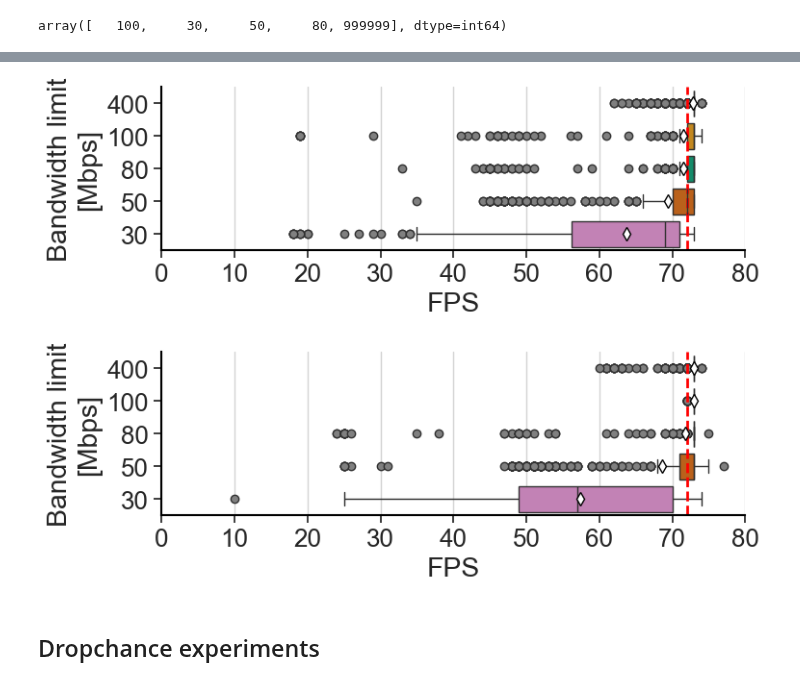
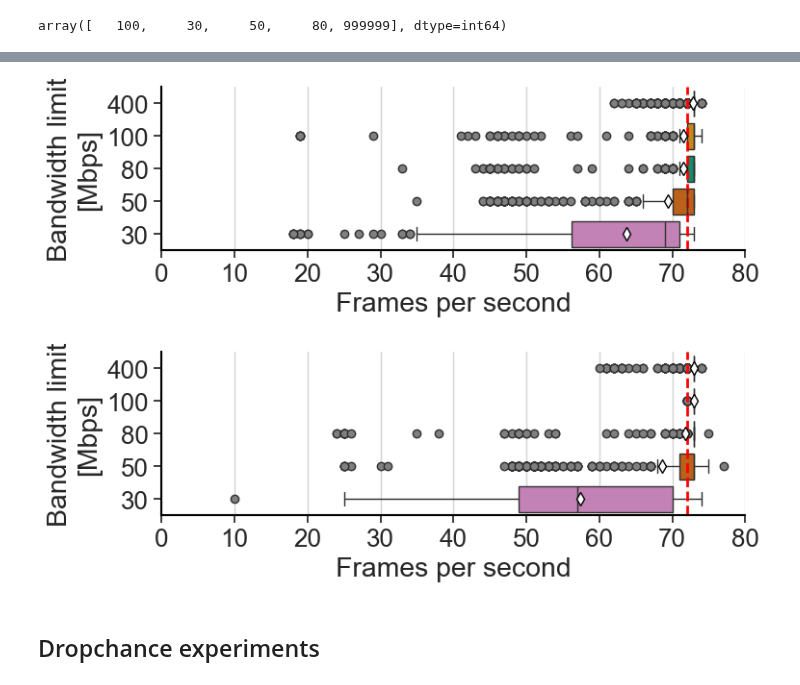
Before and after one commit to Raiduy/librnr-experiments, a Jupyter notebook: new-systemmetrics.ipynb, the cells around one changed output, grey strips where cells are left out. Saved outputs shown, nothing was run; the diff lists cells and outputs as text; code cells hidden in the pictures.

```diff
--- a/new-systemmetrics.ipynb
+++ b/new-systemmetrics.ipynb
@@ -206,29 +206,29 @@ plt.show()
 # %%
 fig, ax = plt.subplots(figsize=(8, 3))
 sns.set_theme(style="whitegrid", rc=custom_params, font_scale=1.7)
 
 to_plot = df[(df['altered_bandwidth'] == True) & (df['is_record'] == False) & (df['device'] == 'Quest-Pro')]
 to_plot['bw_text'] = to_plot['bandwidth'].apply(lambda x: '400' if x == 999999 else str(x))
 to_plot.sort_values('bandwidth', ascending=False, inplace=True)
 
 sns.boxplot(x=to_plot['FPS'], y=to_plot['bw_text'], showmeans=True, meanprops=custom_mean, palette="colorblind", ax=ax, flierprops=custom_outliers)
 # ax.axline((0, 72), slope=0, color='red', linestyle='--', linewidth=1.5)
 ax.axvline(x = 72, color = 'red', linestyle='--', linewidth=2, label='72 FPS')
 # labels = [item.get_text() for item in ax.get_xticklabels()]
 # labels[4] = 'N/A'
 # ax.set_xticklabels(labels)
 # ax.set_xticks([0, 20, 40, 60, 80])
-ax.set_xlabel('FPS')
+ax.set_xlabel('Frames per second')
 ax.set_ylabel('Bandwidth limit\n[Mbps]')
 ax.set_xlim(0, 80)
 ax.set_xticks([0, 10, 20, 30, 40, 50, 60, 70, 80])
 # ax.set_title('Quest Pro')
 
 plt.tight_layout()
 plt.savefig('./figures/bandwidth_exp/Quest-Pro_fps_vs_bandwidth.pdf', dpi=300, format='pdf')
 plt.show()
 # %% [output]
-[figure, old version]
+[figure, new version]
 # %%
 fig, ax = plt.subplots(figsize=(8, 3))
 sns.set_theme(style="whitegrid", rc=custom_params, font_scale=1.7)
@@ -244,7 +244,7 @@ ax.axvline(x = 72, color = 'red', linestyle='--', linewidth=2, label='72 FPS')
 # labels[4] = 'N/A'
 # ax.set_xticklabels(labels)
 # ax.set_xticks([0, 20, 40, 60, 80])
-ax.set_xlabel('FPS')
+ax.set_xlabel('Frames per second')
 ax.set_ylabel('Bandwidth limit\n[Mbps]')
 ax.set_xlim(0, 80)
 ax.set_xticks([0, 10, 20, 30, 40, 50, 60, 70, 80])
@@ -254,7 +254,7 @@ plt.tight_layout()
 plt.savefig('./figures/bandwidth_exp/Quest-2_fps_vs_bandwidth.pdf', dpi=300, format='pdf')
 plt.show()
 # %% [output]
-[figure, old version]
+[figure, new version]
 # %% [markdown]
 ## Dropchance experiments
 # %%
```
Also changed, not shown: parts of 1 cell of this notebook, 15 other files.
